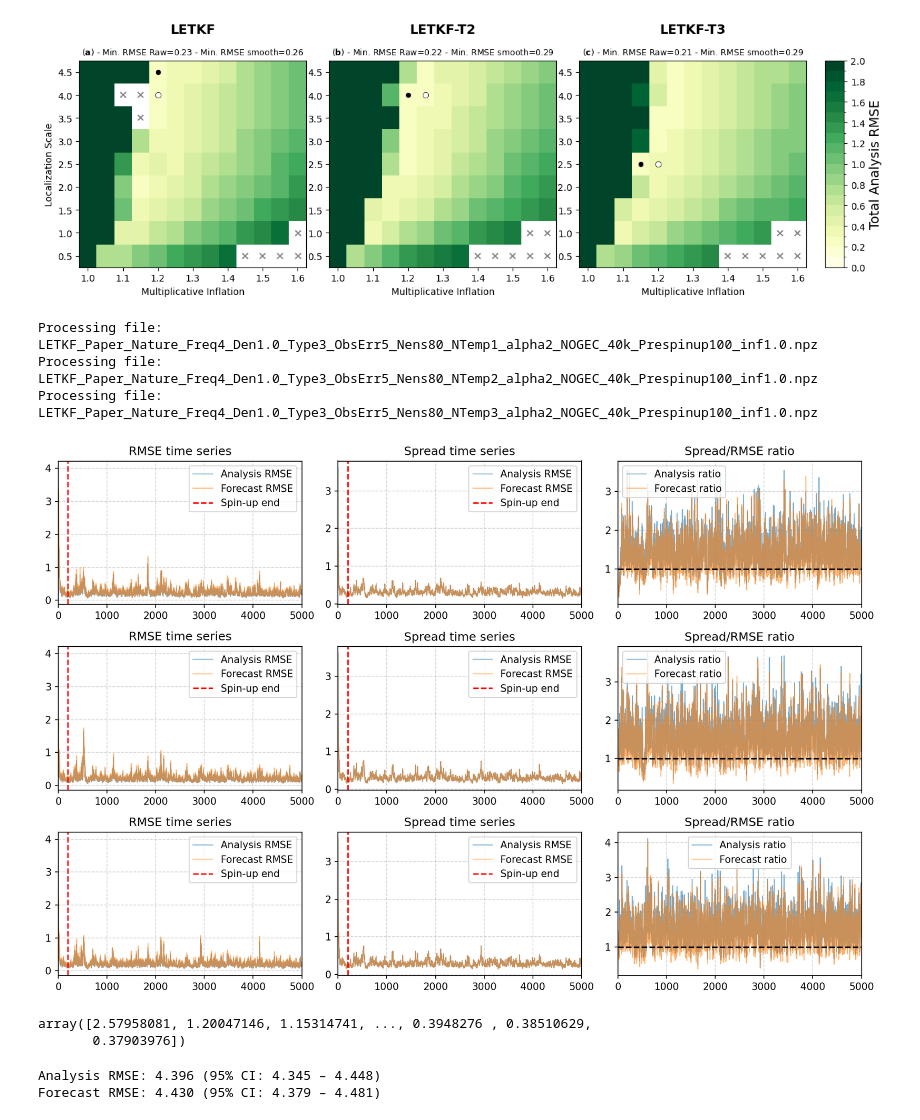
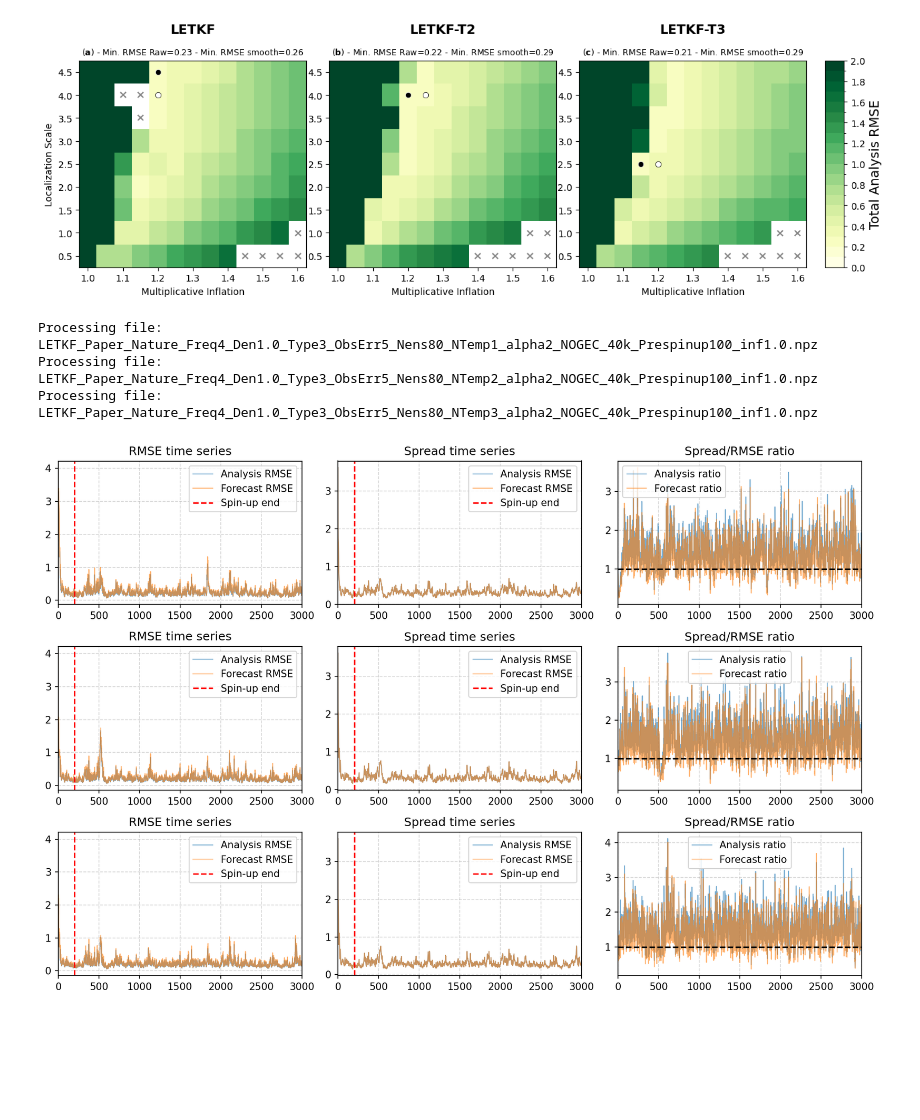
Before and after one commit to jgacituag/L96_multiple_experiments, a Jupyter notebook: codes_figures/test_plot_assim_cycles.ipynb, the cells around one changed output. Saved outputs shown, nothing was run; the diff lists cells and outputs as text; code cells hidden in the pictures; blank space fills up the shorter version.

```diff
--- a/codes_figures/test_plot_assim_cycles.ipynb
+++ b/codes_figures/test_plot_assim_cycles.ipynb
@@ -466,7 +466,7 @@ prespinup = 100
 inflation = 1.0
 
 spinup    = 200   # cycles to discard as spin-up
-limit = 5000
+limit = 3000
 fig, axes = plt.subplots(3, 3, figsize=(12, 8), dpi=150)
 for i in range(0,3):
 
@@ -494,71 +494,31 @@ for i in range(0,3):
     axes[i,0].axvline(spinup, color="red", linestyle="--", label="Spin-up end")
     axes[i,0].set_title("RMSE time series")
     axes[i,0].legend()
     axes[i,0].grid(True, linestyle="--", alpha=0.5)
     axes[i,0].set_xlim(0, limit)
 
     # Time series SPREAD
     axes[i,1].plot(sprd_a, label="Analysis RMSE", alpha=0.6, linewidth=0.9)
     axes[i,1].plot(sprd_f, label="Forecast RMSE", alpha=0.6, linewidth=0.9)
     axes[i,1].axvline(spinup, color="red", linestyle="--", label="Spin-up end")
     axes[i,1].set_title("Spread time series")
     axes[i,1].legend()
     axes[i,1].grid(True, linestyle="--", alpha=0.5)
     axes[i,1].set_xlim(0, limit)
 
     # Spread/RMSE ratio
     axes[i,2].plot(ratio_a, label="Analysis ratio", alpha=0.6, linewidth=0.9)
     axes[i,2].plot(ratio_f, label="Forecast ratio", alpha=0.6, linewidth=0.9)
     axes[i,2].axhline(1.0, color="black", linestyle="--")
     axes[i,2].set_title("Spread/RMSE ratio")
     axes[i,2].legend()
     axes[i,2].grid(True, linestyle="--", alpha=0.5)
     axes[i,2].set_xlim(0, limit)
 
 plt.tight_layout()
 plt.show()
 # %% [output]
 Processing file: LETKF_Paper_Nature_Freq4_Den1.0_Type3_ObsErr5_Nens80_NTemp1_alpha2_NOGEC_40k_Prespinup100_inf1.0.npz
 Processing file: LETKF_Paper_Nature_Freq4_Den1.0_Type3_ObsErr5_Nens80_NTemp2_alpha2_NOGEC_40k_Prespinup100_inf1.0.npz
 Processing file: LETKF_Paper_Nature_Freq4_Den1.0_Type3_ObsErr5_Nens80_NTemp3_alpha2_NOGEC_40k_Prespinup100_inf1.0.npz
-[figure, old version]
+[figure, new version]
-# %%
-sprd_a
-# %% [output]
-array([2.57958081, 1.20047146, 1.15314741, ..., 0.3948276 , 0.38510629,
-       0.37903976])
-# %%
-import numpy as np
-from scipy.stats import t
-
-def mean_and_ci(data, block_len=5000, alpha=0.05):
-    """
-    Compute mean and confidence interval for time series with autocorrelation,
-    using block averages.
-    """
-    nblocks = len(data) // block_len
-    if nblocks < 2:
-        raise ValueError("Not enough data for block averaging")
-
-    # Cut to full blocks
-    arr = data[:nblocks*block_len]
-    blocks = arr.reshape(nblocks, block_len).mean(axis=1)  # block means
-
-    mean_val = blocks.mean()
-    std_err = blocks.std(ddof=1) / np.sqrt(nblocks)
-
-    # t-distribution critical value
-    tval = t.ppf(1 - alpha/2, df=nblocks-1)
-    ci = (mean_val - tval*std_err, mean_val + tval*std_err)
-
-    return mean_val, ci
-
-# Example usage with your post-spinup series
-mean_a, ci_a = mean_and_ci(rmse_a_post, block_len=1000)
-mean_f, ci_f = mean_and_ci(rmse_f_post, block_len=1000)
-
-print(f"Analysis RMSE: {mean_a:.3f} (95% CI: {ci_a[0]:.3f} – {ci_a[1]:.3f})")
-print(f"Forecast RMSE: {mean_f:.3f} (95% CI: {ci_f[0]:.3f} – {ci_f[1]:.3f})")
-# %% [output]
-Analysis RMSE: 4.396 (95% CI: 4.345 – 4.448)
-Forecast RMSE: 4.430 (95% CI: 4.379 – 4.481)
```
Also changed, not shown: parts of 2 cells of this notebook, 3 other files.
